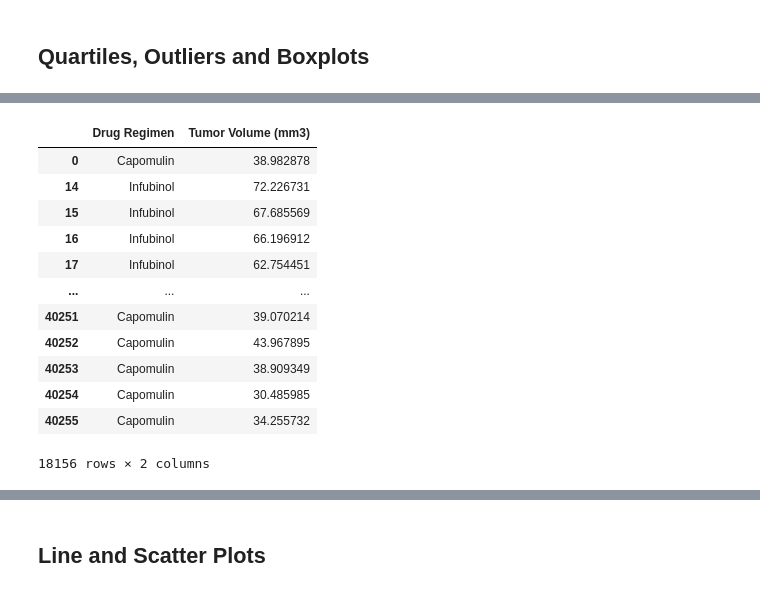
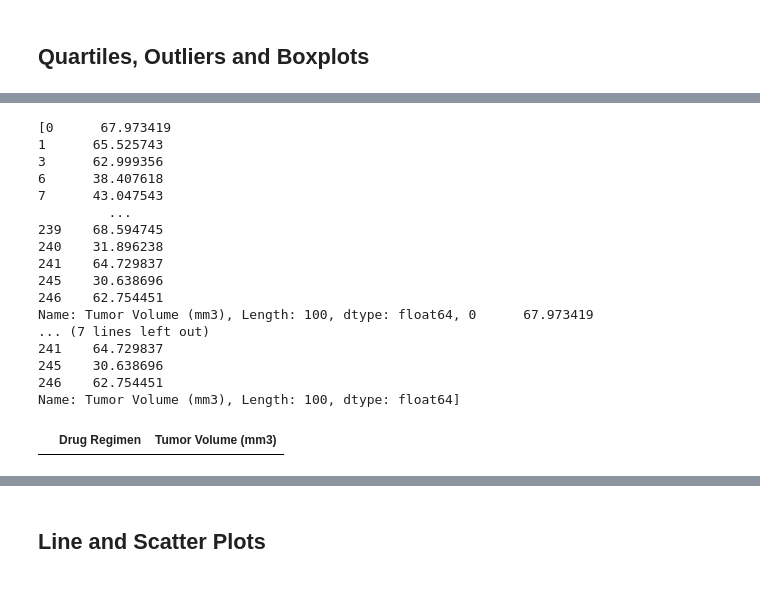
Before and after one commit to alexkopp12/Module-5-Challenge, a Jupyter notebook: pymaceuticals_starter.ipynb, the cells around one changed output, grey strips where cells are left out. Cells and saved outputs as stored; diff of their text form; code cells hidden in the pictures.

```diff
--- a/pymaceuticals_starter.ipynb
+++ b/pymaceuticals_starter.ipynb
@@ -183,12 +170,15 @@ gender_pie = plt.pie(id_count, labels= ['Female', 'Male'])
 # %% [markdown]
 ## Quartiles, Outliers and Boxplots
 # %%
-# Calculate the final tumor volume ofCapomulin, Ramicane, Infubinol, and Ceftamin each mouse across four of the treatment regimens:
+# Calculate the final tumor volume of Capomulin, Ramicane, Infubinol, and Ceftamin each mouse across four of the treatment regimens:
 #
 
 # Start by getting the last (greatest) timepoint for each mouse
+
 last_tumor = study_combined_clean.groupby(['Mouse ID'])['Timepoint'].max()
-last_tumor = pd.merge(last_tumor, study_combined_clean, on= 'Timepoint')
+
 # Merge this group df with the original DataFrame to get the tumor volume at the last timepoint
-last_tumor
+last_tumor = last_tumor.reset_index()
+last_tumor = pd.merge(last_tumor, study_combined_clean, on= ['Mouse ID', 'Timepoint'], how= 'left')
+print(last_tumor)
 # %% [output]
@@ -208,36 +202,55 @@ last_tumor
 # %%
 # Put treatments into a list for loop (and later for plot labels)
-drug_regimens
+drug_regimens = ["Capomulin", "Ramicane", "Infubinol", "Ceftamin"]
+
+
 
 # Create empty list to fill with tumor vol data (for plotting)
 tumor_vol_data = []
+outliers = []
+# Locate the rows which contain mice on each drug and get the tumor volumes
+ltv = last_tumor[['Drug Regimen', 'Tumor Volume (mm3)']]
+# add subset
+ltv_sub = ltv.loc[ltv['Drug Regimen'].isin(['Capomulin','Ramicane', 'Infubinol', 'Ceftamin'])]
+ltv_sub_cap = ltv.loc[ltv['Drug Regimen'].isin(['Capomulin'])]
+ltv_sub_ram = ltv.loc[ltv['Drug Regimen'].isin(['Ramicane'])]
+ltv_sub_inf = ltv.loc[ltv['Drug Regimen'].isin(['Infubinol'])]
+ltv_sub_cef = ltv.loc[ltv['Drug Regimen'].isin(['Ceftamin'])]
+for id in ltv_sub:
+    tumor_vol_data.append(ltv_sub['Tumor Volume (mm3)'])
+print(tumor_vol_data)
 
 # Calculate the IQR and quantitatively determine if there are any potential outliers.
-quartiles = last_tumor['Tumor Volume (mm3)'].quantile([.25,.5,.75])
-lowerq = quartiles[0.25]
-upperq = quartiles[0.75]
+quartiles = np.quantile(tumor_vol_data,[.25,.5,.75])
+lowerq = quartiles[0]
+upperq = quartiles[2]
 iqr = upperq-lowerq
-
-# Locate the rows which contain mice on each drug and get the tumor volumes
-ltv = last_tumor[['Drug Regimen', 'Tumor Volume (mm3)']]
-ltv.head()
-# add subset
-ltv_sub = ltv.loc[ltv['Drug Regimen'].isin(['Capomulin','Ramicane', 'Infubinol', 'Ceftamin'])]
+lower_bound = lowerq - (1.5*iqr)
+upper_bound = upperq + (1.5*iqr)
 # Determine outliers using upper and lower bounds
-ltv_sub
+outliers = ltv_sub.loc[
+    (ltv_sub['Tumor Volume (mm3)'] < lower_bound) |
+    (ltv_sub['Tumor Volume (mm3)'] > upper_bound)
+]
+outliers
 # %% [output]
+[0      67.973419
+1      65.525743
+3      62.999356
+6      38.407618
+7      43.047543
+         ...
+239    68.594745
+240    31.896238
+241    64.729837
+245    30.638696
+246    62.754451
+Name: Tumor Volume (mm3), Length: 100, dtype: float64, 0      67.973419
+... (7 lines left out)
+241    64.729837
+245    30.638696
+246    62.754451
+Name: Tumor Volume (mm3), Length: 100, dtype: float64]
 |  | Drug Regimen | Tumor Volume (mm3) |
-| 0 | Capomulin | 38.982878 |
-| 14 | Infubinol | 72.226731 |
-| 15 | Infubinol | 67.685569 |
-| 16 | Infubinol | 66.196912 |
-| 17 | Infubinol | 62.754451 |
-| ... | ... | ... |
-| 40251 | Capomulin | 39.070214 |
-| 40252 | Capomulin | 43.967895 |
-| 40253 | Capomulin | 38.909349 |
-| 40254 | Capomulin | 30.485985 |
-| 40255 | Capomulin | 34.255732 |
-18156 rows × 2 columns
 # %%
 # Generate a box plot that shows the distrubution of the tumor volume for each treatment group.
```
Also changed, not shown: parts of 4 cells of this notebook.
